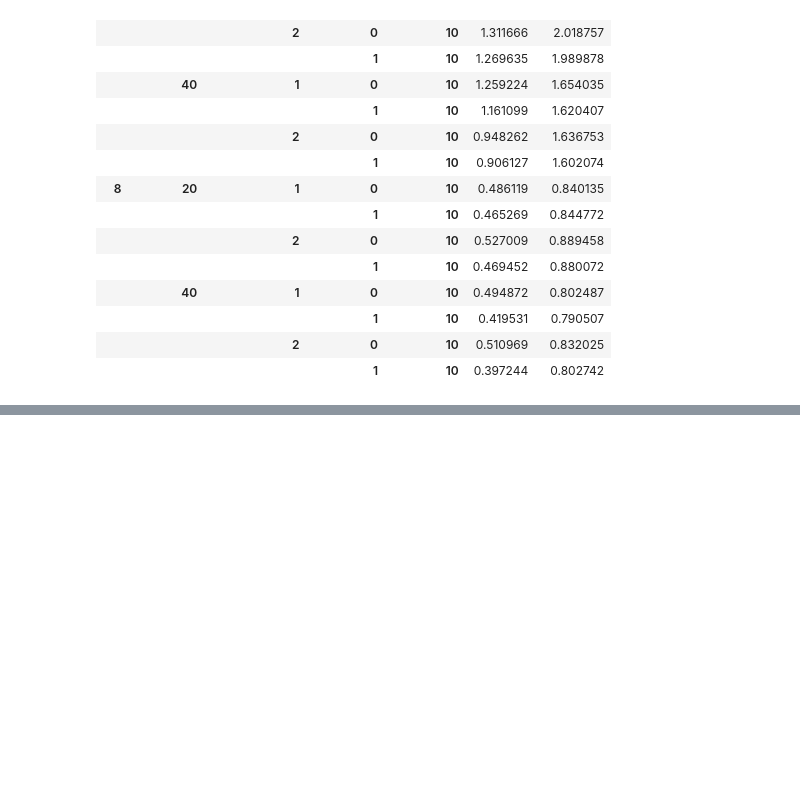
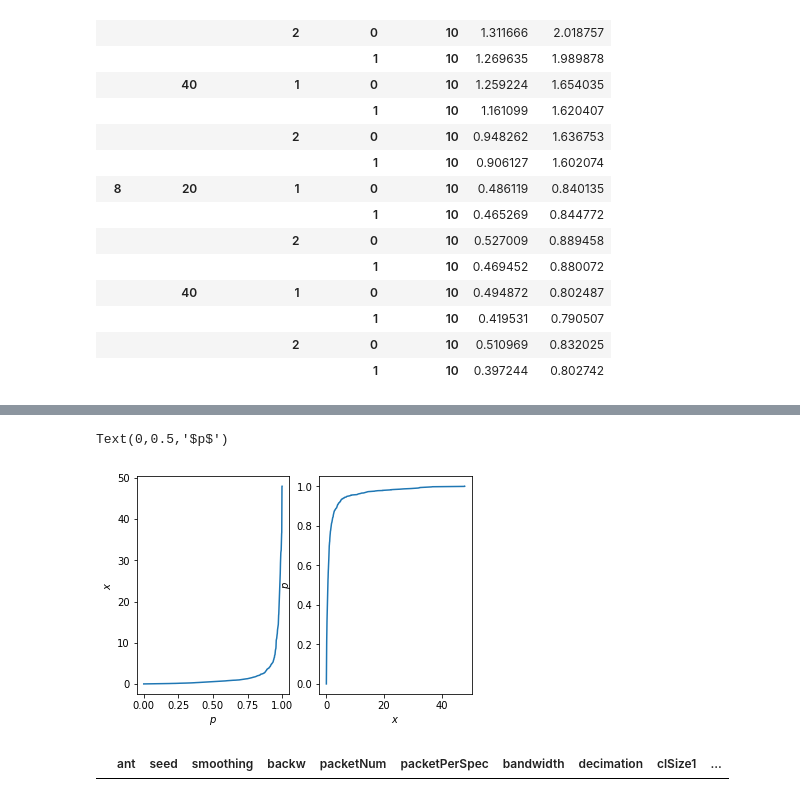
Before and after one commit to MolVlad/Angle-of-Arrival-Estimation-Simulation, a Jupyter notebook: results.ipynb, the cells around one changed output, grey strips where cells are left out. Drawn from its saved outputs; the diff is of its cells as text; code cells hidden in the pictures; blank space fills up the shorter version.

```diff
--- a/results.ipynb
+++ b/results.ipynb
@@ -141,0 +324,6 @@ sp.head()
+# %%
+arr_er = arr[(abs(arr.realAngle) < 10) & (arr.seed < 2500) & (arr.ant == 8) & (arr.packetNum == 10)].drop(columns=['seed', 'SNR', 'Kfactor', 'realAngle', 'ant', 'packetNum']).errorAngle
+# %%
+arr_sorted = np.sort(arr_er)
+# %%
+p = 1. * np.arange(len(arr_sorted)) / (len(arr_sorted) - 1)
@@ -141,0 +335,18 @@ sp.head()
+# %%
+fig = plt.figure()
+ax1 = fig.add_subplot(121)
+ax1.plot(p, arr_sorted)
+ax1.set_xlabel('$p$')
+ax1.set_ylabel('$x$')
+
+ax2 = fig.add_subplot(122)
+ax2.plot(arr_sorted, p)
+ax2.set_xlabel('$x$')
+ax2.set_ylabel('$p$')
+# %% [output]
+Text(0,0.5,'$p$')
+[figure, added]
+# %%
+spotfi[spotfi.errorAngle > spotfi.errorNextAngle]
+# %% [output]
+|  | ant | seed | smoothing | backw | packetNum | packetPerSpec | bandwidth | decimation | clSize1 | ... |
```
Also changed, not shown: parts of 32 cells of this notebook, 32 other files.
